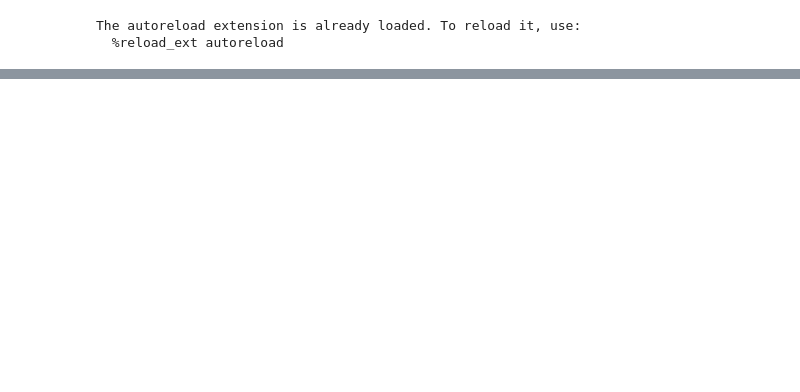
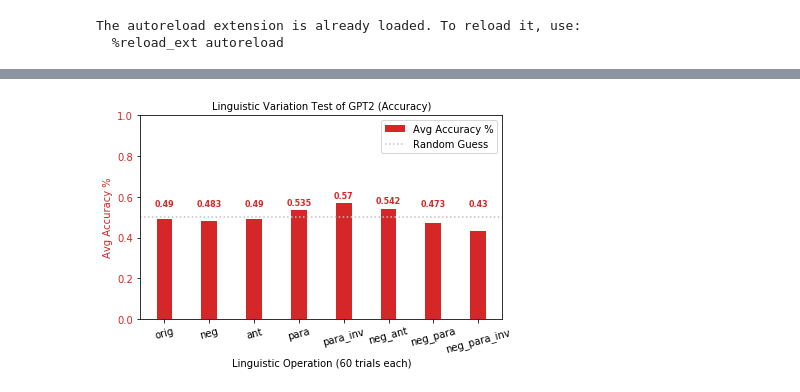
Before and after one commit to shaoxia57/common_sense_embedding_analysis, a Jupyter notebook: evaluation_utils/Generate_Plots_Generative.ipynb, the cells around one changed output, grey strips where cells are left out. Drawn from its saved outputs; the diff is of its cells as text; code cells hidden in the pictures; blank space fills up the shorter version.

```diff
--- a/evaluation_utils/Generate_Plots_Generative.ipynb
+++ b/evaluation_utils/Generate_Plots_Generative.ipynb
@@ -644,0 +183,10 @@ for key in truisms_data:
+# %%
+x_labels = ["orig", "neg", "ant", "para", "para_inv", "neg_ant", "neg_para", "neg_para_inv"]
+x_label = "Linguistic Operation (60 trials each)"
+left_units = "Avg Accuracy %"
+left_bar_data = [round(row["avg_stat"], 3) for i, row in avg_acc_by_linguistic_op.iterrows()]
+title = "Linguistic Variation Test of GPT2 (Accuracy)"
+display_bar_plot(x_labels, x_label, left_units, left_bar_data, title, color="tab:red",
+                 save_dir="../data/analyzed_generation_data/")
+# %% [output]
+[figure, added]
```
Also changed, not shown: parts of 84 cells of this notebook, 7 other files.
